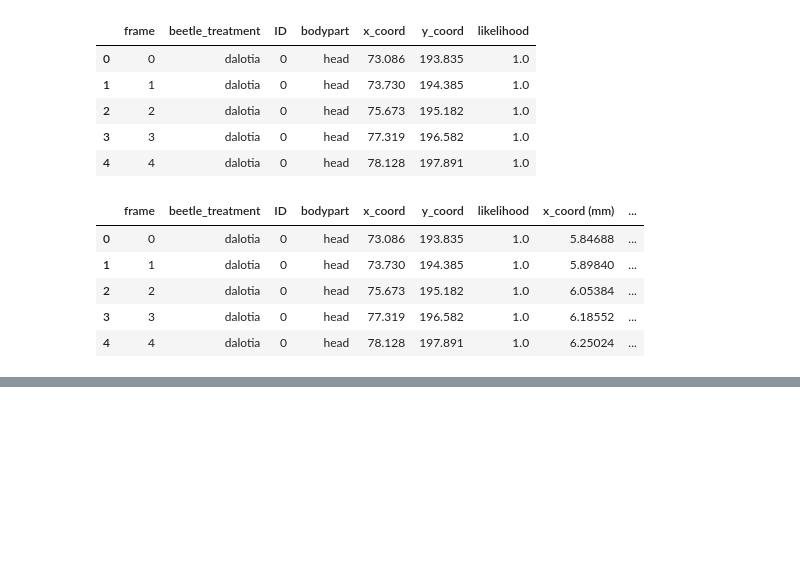
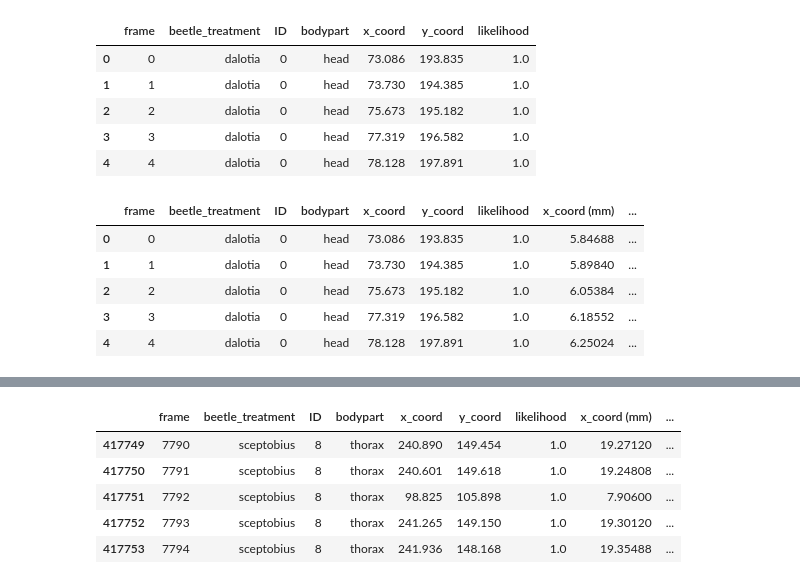
Before and after one commit to jciemniecki/2018-playbi103, a Jupyter notebook: HW1_play.ipynb, the cells around one changed output, grey strips where cells are left out. Cells and saved outputs as stored; diff of their text form; code cells hidden in the pictures; blank space fills up the shorter version.

```diff
--- a/HW1_play.ipynb
+++ b/HW1_play.ipynb
@@ -58,0 +113,9 @@ sceptobius_thorax
+# %%
+df_scepto_thor_8.loc[((df_scepto_thor_8['frame'] > 7789) & (df_scepto_thor_8['frame'] < 7795))]
+# %% [output]
+|  | frame | beetle_treatment | ID | bodypart | x_coord | y_coord | likelihood | x_coord (mm) | ... |
+| 417749 | 7790 | sceptobius | 8 | thorax | 240.890 | 149.454 | 1.0 | 19.27120 | ... |
+| 417750 | 7791 | sceptobius | 8 | thorax | 240.601 | 149.618 | 1.0 | 19.24808 | ... |
+| 417751 | 7792 | sceptobius | 8 | thorax | 98.825 | 105.898 | 1.0 | 7.90600 | ... |
+| 417752 | 7793 | sceptobius | 8 | thorax | 241.265 | 149.150 | 1.0 | 19.30120 | ... |
+| 417753 | 7794 | sceptobius | 8 | thorax | 241.936 | 148.168 | 1.0 | 19.35488 | ... |
```
Also changed, not shown: parts of 7 cells of this notebook.
